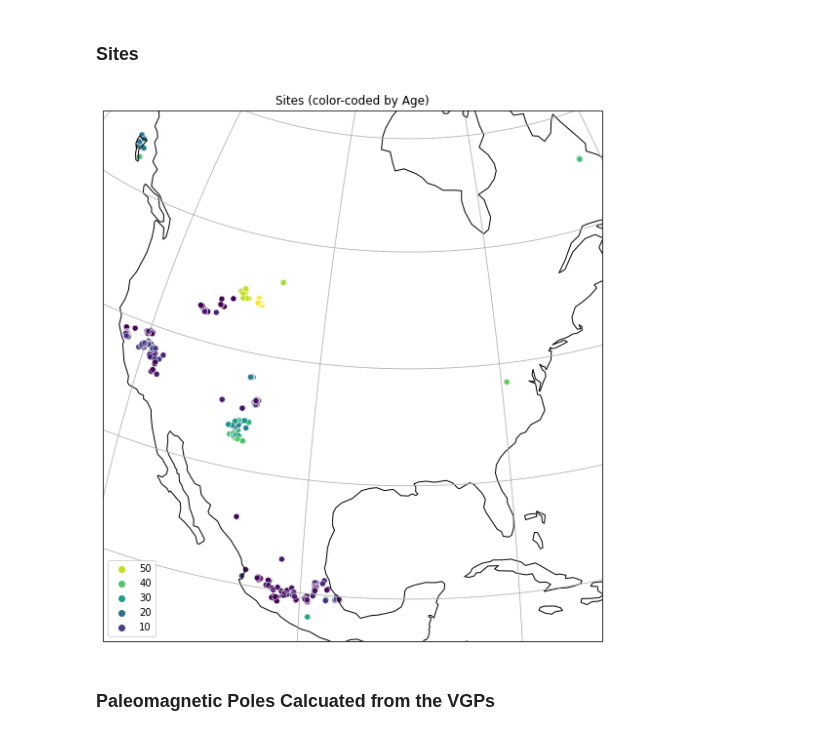
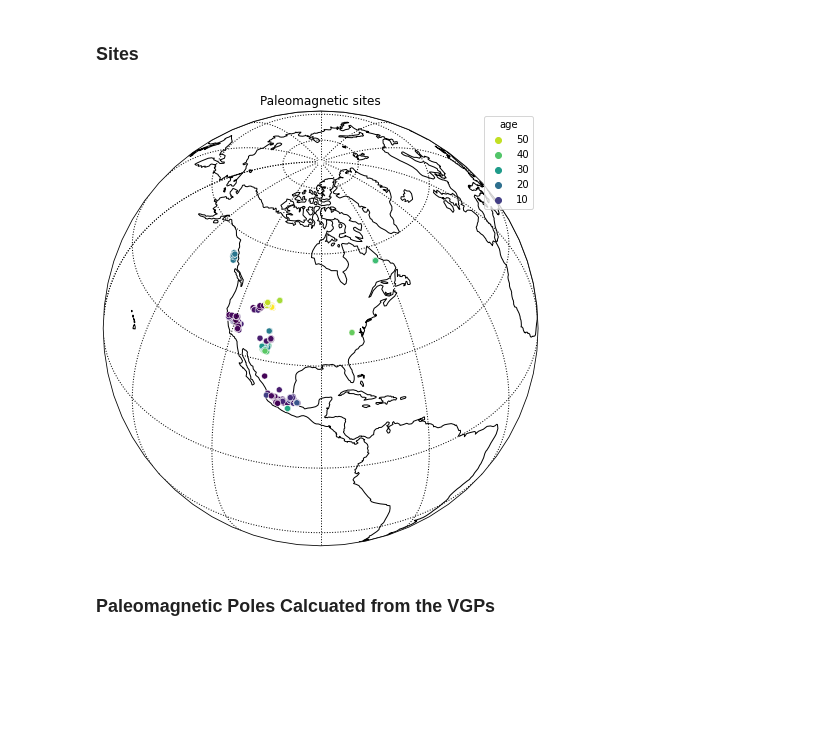
Before and after one commit to bramvaes/Young_CEED_2.0, a Jupyter notebook: Data_read.ipynb, the cells around one changed output. Drawn from its saved outputs; the diff is of its cells as text; code cells hidden in the pictures; blank space fills up the shorter version.

```diff
--- a/Data_read.ipynb
+++ b/Data_read.ipynb
@@ -154,26 +147,19 @@ mean_tmp
 # %% [markdown]
 ### Sites
 # %%
-fig = plt.figure(figsize=(20,10))
-
-proj = ccrs.Orthographic(-90, 40) #Robinson()
-
-ax = plt.axes(projection=proj)
-ax.coastlines()
-#ax.stock_img()
-ax.gridlines()
+map_axis = ipmag.make_orthographic_map(-90, 40, land_color='white')
 
 sns.scatterplot(x = df['slon'], y = df['slat'],
                 hue = df['age'], sizes=(20, 100),
                 palette="viridis",
                 transform = ccrs.PlateCarree())
 
-handles, labels = ax.get_legend_handles_labels()
-ax.legend(reversed(handles), reversed(labels))
-plt.title('Sites (color-coded by Age)')
+handles, labels = map_axis.get_legend_handles_labels()
+map_axis.legend(reversed(handles), reversed(labels), title='age')
+plt.title('Paleomagnetic sites')
 plt.show()
 # %% [output]
-[figure, old version]
+[figure, new version]
 # %% [markdown]
 ### Paleomagnetic Poles Calcuated from the VGPs
 # %%
```
Also changed, not shown: parts of 3 cells of this notebook.
